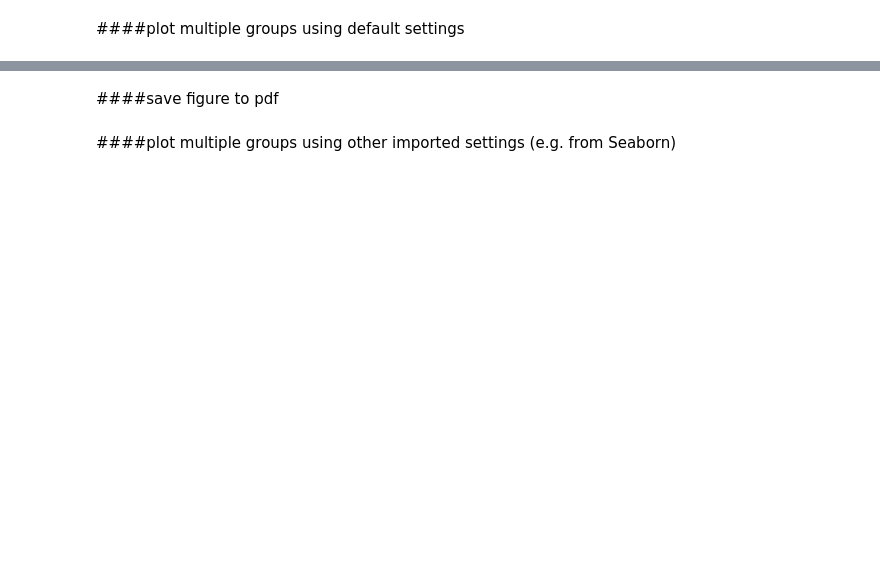
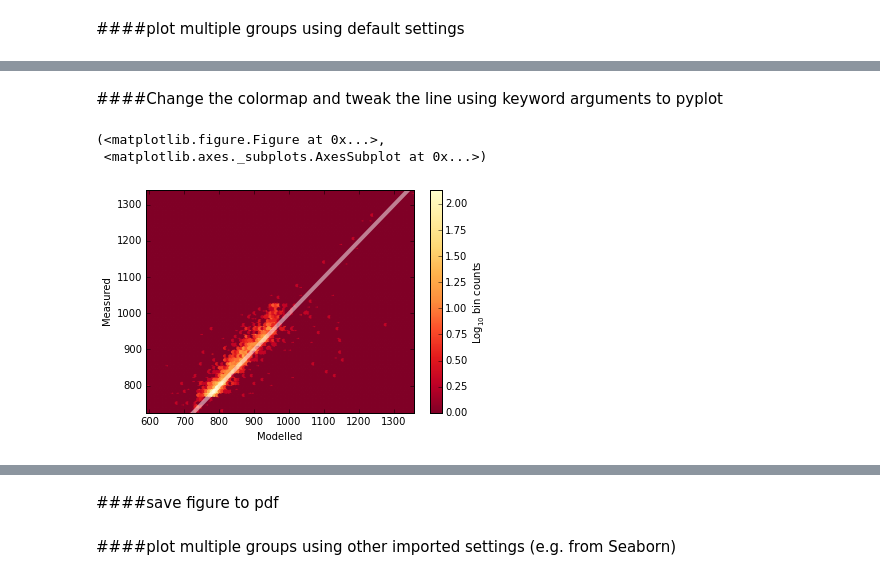
Before and after one commit to PESTools/pestools, a Jupyter notebook: examples/One2onePlot.ipynb, the cells around one changed output, grey strips where cells are left out. Cells and saved outputs as stored; diff of their text form; code cells hidden in the pictures; blank space fills up the shorter version.

```diff
--- a/examples/One2onePlot.ipynb
+++ b/examples/One2onePlot.ipynb
@@ -70,0 +76,8 @@ fig, ax = res.plot_hexbin(['head_fair', 'wcrs1'])
+# %% [markdown]
+####Change the colormap and tweak the line using keyword arguments to pyplot
+# %%
+res.plot_hexbin(['head_fair', 'wcrs1'], line_kwds={'linewidth': 4}, cmap='YlOrRd_r')
+# %% [output]
+(<matplotlib.figure.Figure at 0x...>,
+ <matplotlib.axes._subplots.AxesSubplot at 0x...>)
+[figure, added]
```
Also changed, not shown: parts of 16 cells of this notebook, 2 other files.
